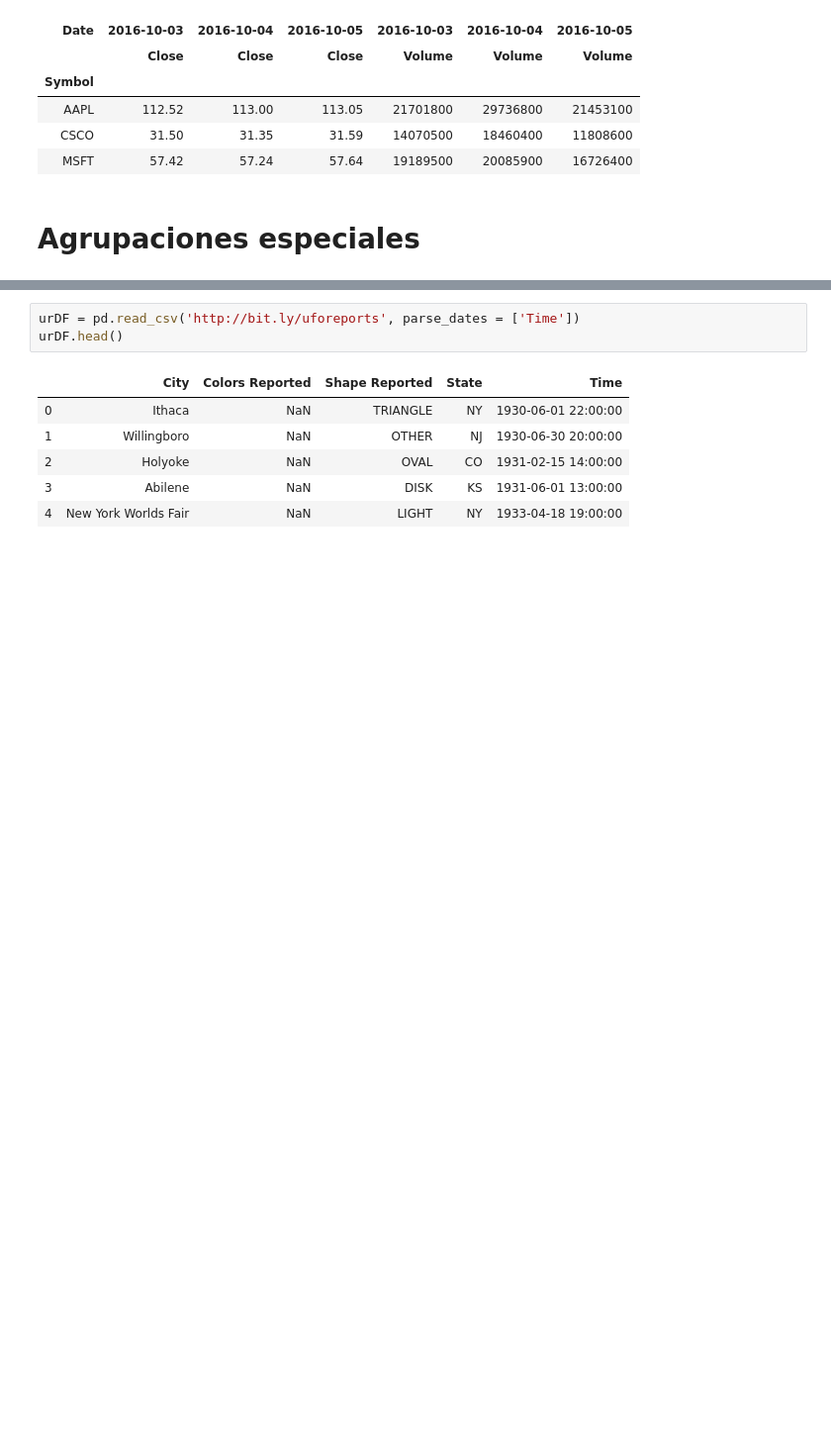
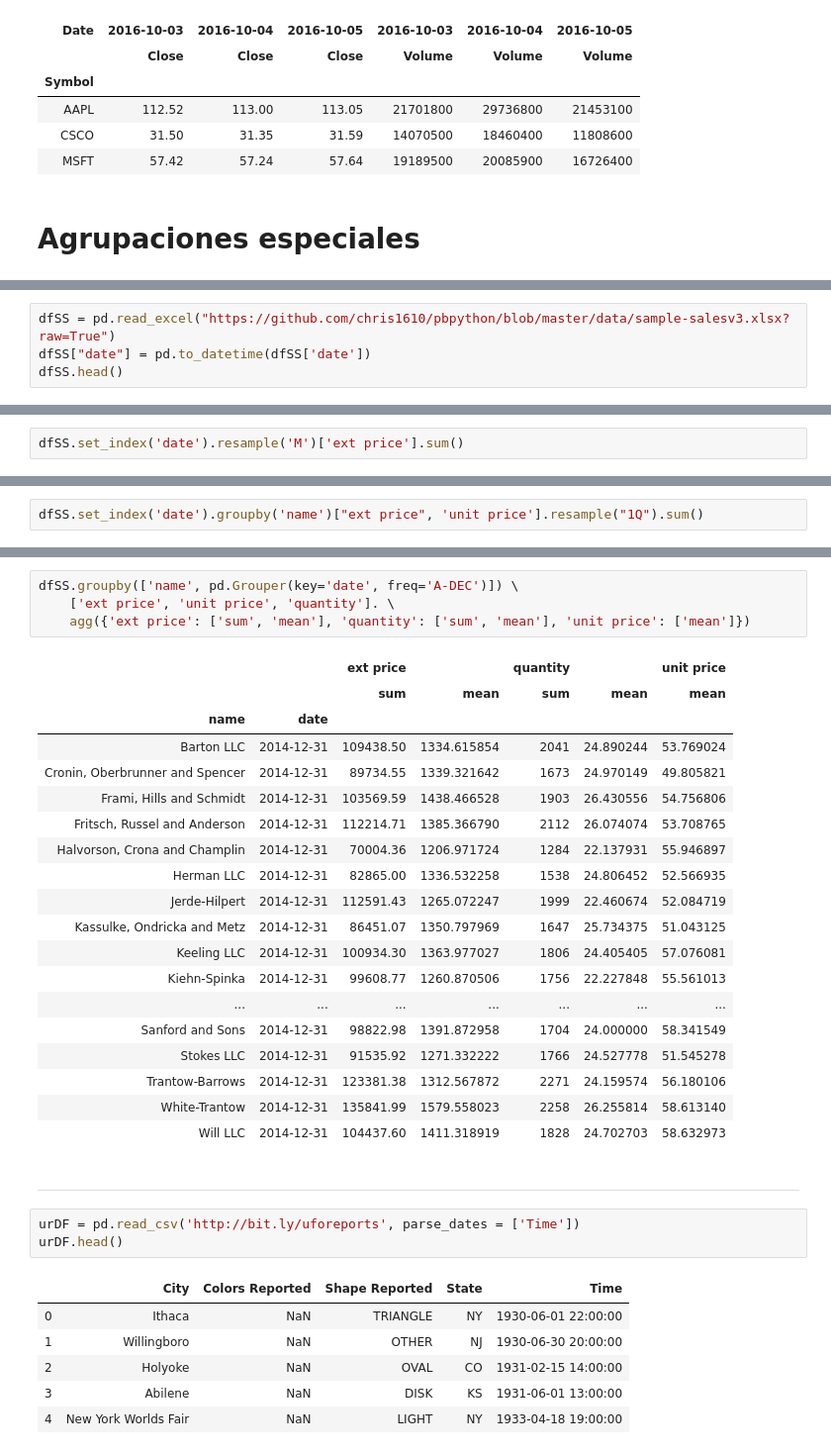
Before and after one commit to RafaelHarispe/WorkShopDS, a Jupyter notebook: Multi Index GrpBy.ipynb, the cells around one changed output, grey strips where cells are left out. Shown at 99% size. Drawn from its saved outputs; the diff is of its cells as text; blank space fills up the shorter version.

Commit message:
Resample y Grouper

```diff
--- a/Multi Index GrpBy.ipynb
+++ b/Multi Index GrpBy.ipynb
@@ -420,0 +424,4 @@ pt2.unstack(level=1).swaplevel(axis = 1)
+# %%
+dfSS = pd.read_excel("https://github.com/chris1610/pbpython/blob/master/data/sample-salesv3.xlsx?raw=True")
+dfSS["date"] = pd.to_datetime(dfSS['date'])
+dfSS.head()
@@ -420,0 +435,2 @@ pt2.unstack(level=1).swaplevel(axis = 1)
+# %%
+dfSS.set_index('date').resample('M')['ext price'].sum()
@@ -420,0 +452,2 @@ pt2.unstack(level=1).swaplevel(axis = 1)
+# %%
+dfSS.set_index('date').groupby('name')["ext price", 'unit price'].resample("1Q").sum()
@@ -421,3 +486,29 @@ pt2.unstack(level=1).swaplevel(axis = 1)
+# %%
+dfSS.groupby(['name', pd.Grouper(key='date', freq='A-DEC')]) \
+    ['ext price', 'unit price', 'quantity']. \
+    agg({'ext price': ['sum', 'mean'], 'quantity': ['sum', 'mean'], 'unit price': ['mean']})
+# %% [output]
+|  |  | ext price |  | quantity |  | unit price |
+|  |  | sum | mean | sum | mean | mean |
+| name | date |  |  |  |  |  |
+| Barton LLC | 2014-12-31 | 109438.50 | 1334.615854 | 2041 | 24.890244 | 53.769024 |
+| Cronin, Oberbrunner and Spencer | 2014-12-31 | 89734.55 | 1339.321642 | 1673 | 24.970149 | 49.805821 |
+| Frami, Hills and Schmidt | 2014-12-31 | 103569.59 | 1438.466528 | 1903 | 26.430556 | 54.756806 |
+| Fritsch, Russel and Anderson | 2014-12-31 | 112214.71 | 1385.366790 | 2112 | 26.074074 | 53.708765 |
+| Halvorson, Crona and Champlin | 2014-12-31 | 70004.36 | 1206.971724 | 1284 | 22.137931 | 55.946897 |
+| Herman LLC | 2014-12-31 | 82865.00 | 1336.532258 | 1538 | 24.806452 | 52.566935 |
+| Jerde-Hilpert | 2014-12-31 | 112591.43 | 1265.072247 | 1999 | 22.460674 | 52.084719 |
+| Kassulke, Ondricka and Metz | 2014-12-31 | 86451.07 | 1350.797969 | 1647 | 25.734375 | 51.043125 |
+| Keeling LLC | 2014-12-31 | 100934.30 | 1363.977027 | 1806 | 24.405405 | 57.076081 |
+| Kiehn-Spinka | 2014-12-31 | 99608.77 | 1260.870506 | 1756 | 22.227848 | 55.561013 |
+| ... | ... | ... | ... | ... | ... | ... |
+| Sanford and Sons | 2014-12-31 | 98822.98 | 1391.872958 | 1704 | 24.000000 | 58.341549 |
+| Stokes LLC | 2014-12-31 | 91535.92 | 1271.332222 | 1766 | 24.527778 | 51.545278 |
+| Trantow-Barrows | 2014-12-31 | 123381.38 | 1312.567872 | 2271 | 24.159574 | 56.180106 |
+| White-Trantow | 2014-12-31 | 135841.99 | 1579.558023 | 2258 | 26.255814 | 58.613140 |
+| Will LLC | 2014-12-31 | 104437.60 | 1411.318919 | 1828 | 24.702703 | 58.632973 |
+# %% [markdown]
+----------------------------
 # %%
 urDF = pd.read_csv('http://bit.ly/uforeports', parse_dates = ['Time'])
 urDF.head()
```
Also changed, not shown: parts of 6 cells of this notebook.
